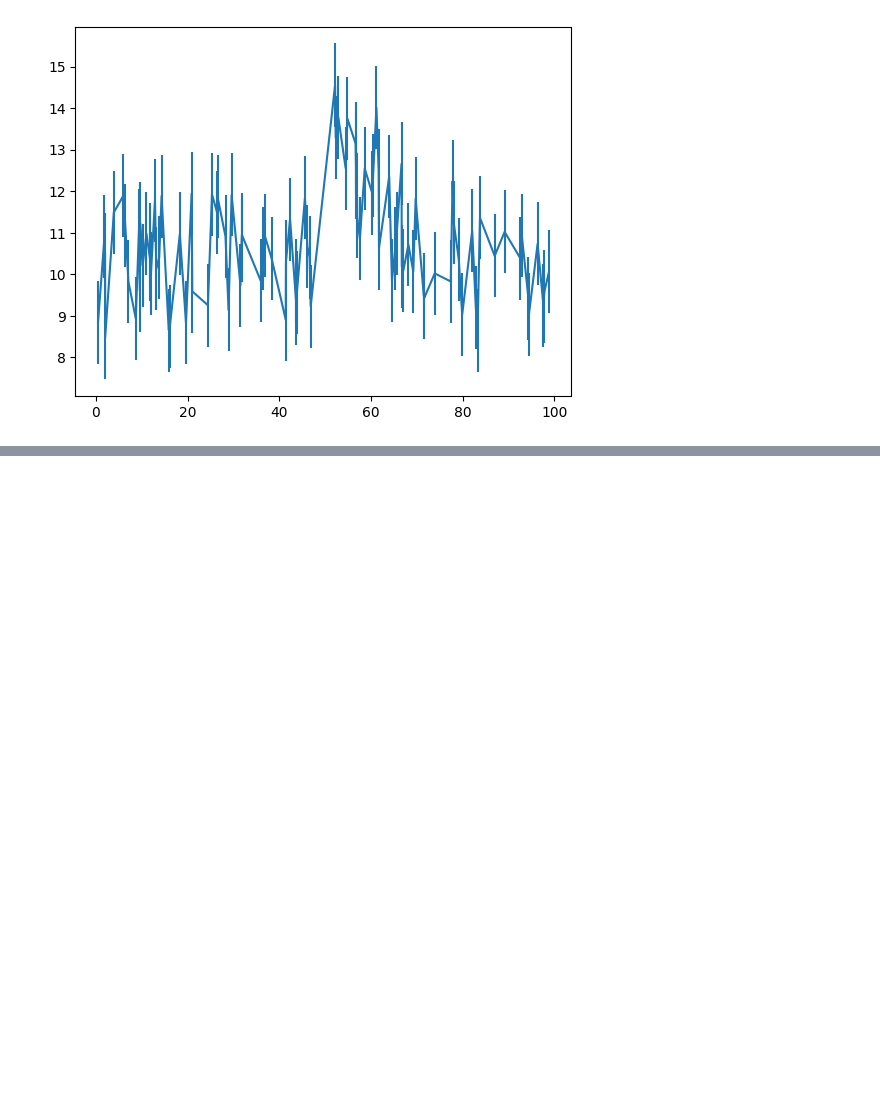
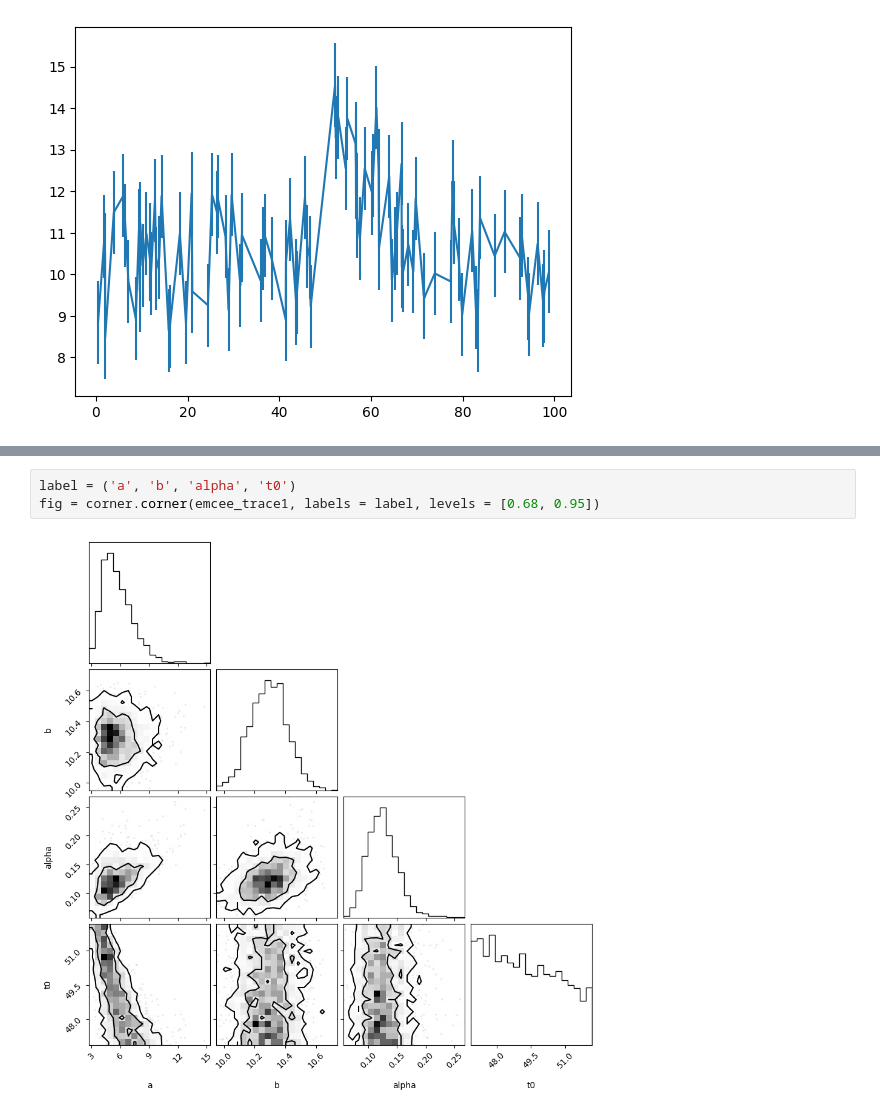
Before and after one commit to Matti-z/astrostatistics_bicocca_2026, a Jupyter notebook: working/eleven.ipynb, the cells around one changed output, grey strips where cells are left out. Cells and saved outputs as stored; diff of their text form; blank space fills up the shorter version.

```diff
--- a/working/eleven.ipynb
+++ b/working/eleven.ipynb
@@ -114,0 +162,5 @@ TypeError: myLogPosterior() missing 4 required positional arguments: 'a', 'b', '
+# %%
+label = ('a', 'b', 'alpha', 't0')
+fig = corner.corner(emcee_trace1, labels = label, levels = [0.68, 0.95])
+# %% [output]
+[figure, added]
```
Also changed, not shown: parts of 19 cells of this notebook.
